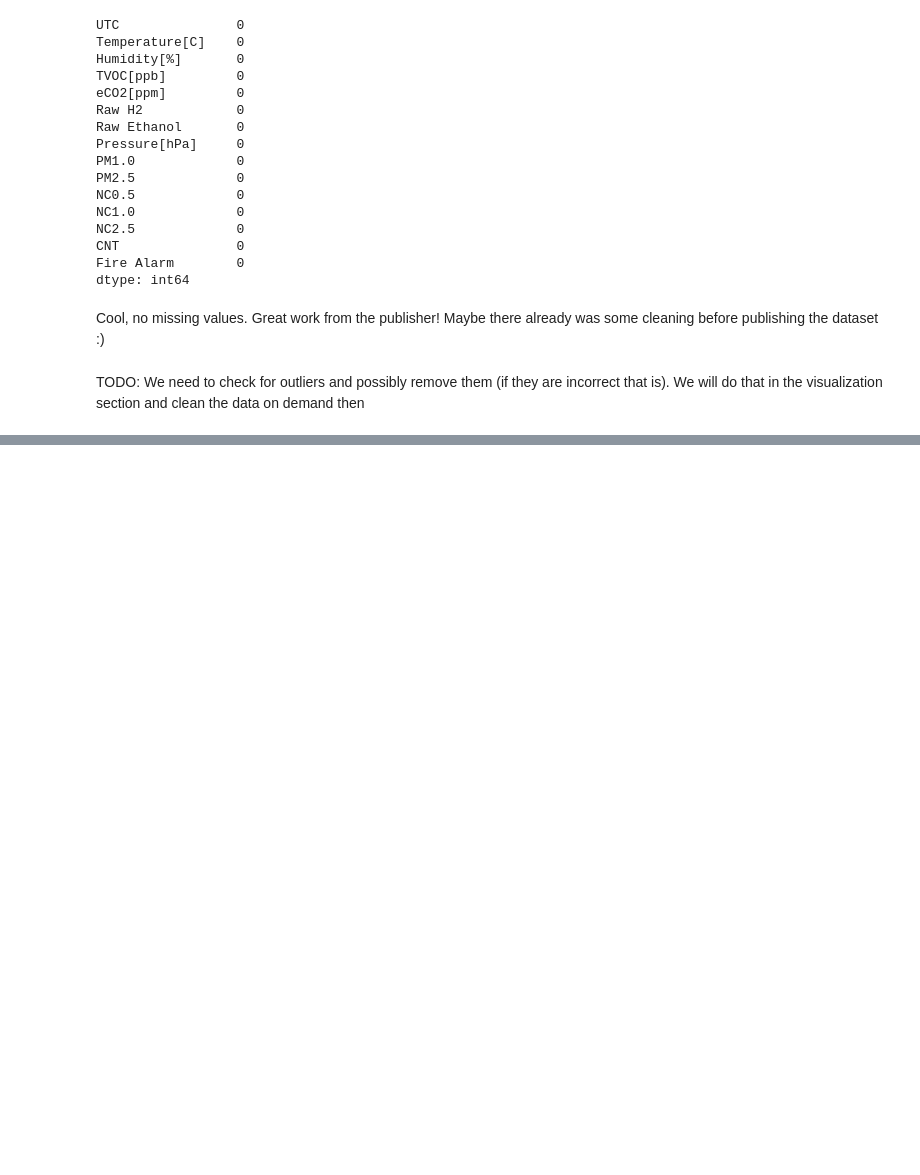
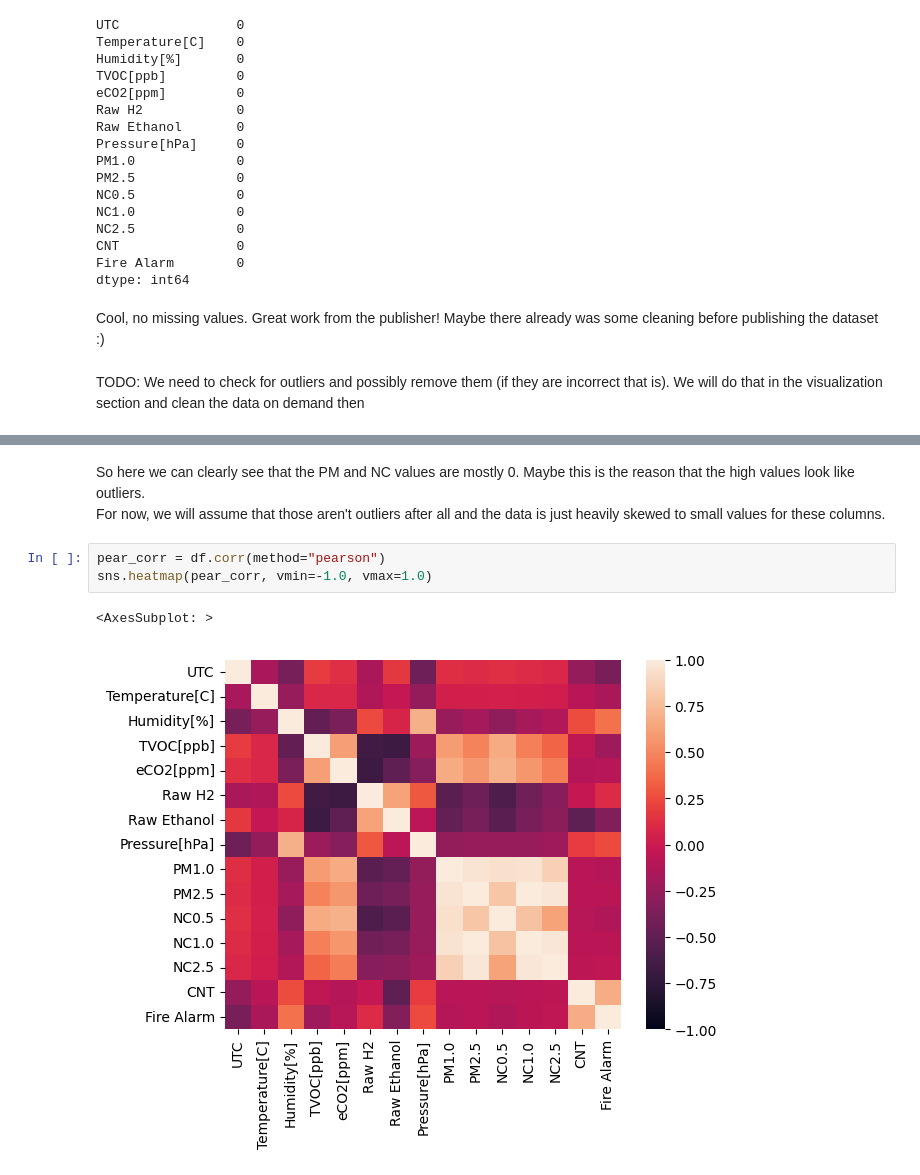
Before and after one commit to nikitakrh/smoke-detection, a Jupyter notebook: src/experiments/EDA.ipynb, the cells around one changed output, grey strips where cells are left out. Cells and saved outputs as stored; diff of their text form; blank space fills up the shorter version.

```diff
--- a/src/experiments/EDA.ipynb
+++ b/src/experiments/EDA.ipynb
@@ -185,0 +211,9 @@ Let us continue by visualizing some data from the dataset to get a better feel f
+# %% [markdown]
+So here we can clearly see that the PM and NC values are mostly 0. Maybe this is the reason that the high values look like outliers.
+For now, we will assume that those aren't outliers after all and the data is just heavily skewed to small values for these columns.
+# %%
+pear_corr = df.corr(method="pearson")
+sns.heatmap(pear_corr, vmin=-1.0, vmax=1.0)
+# %% [output]
+<AxesSubplot: >
+[figure, added]
```
Also changed, not shown: parts of 9 cells of this notebook, 1 other file.
